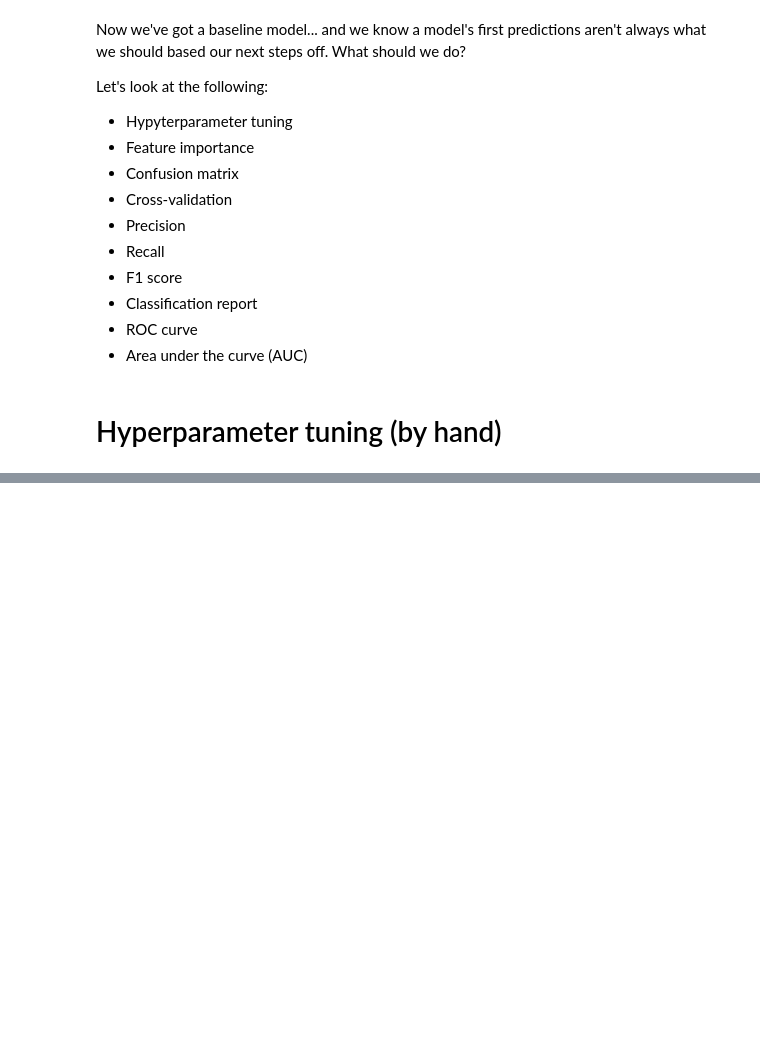
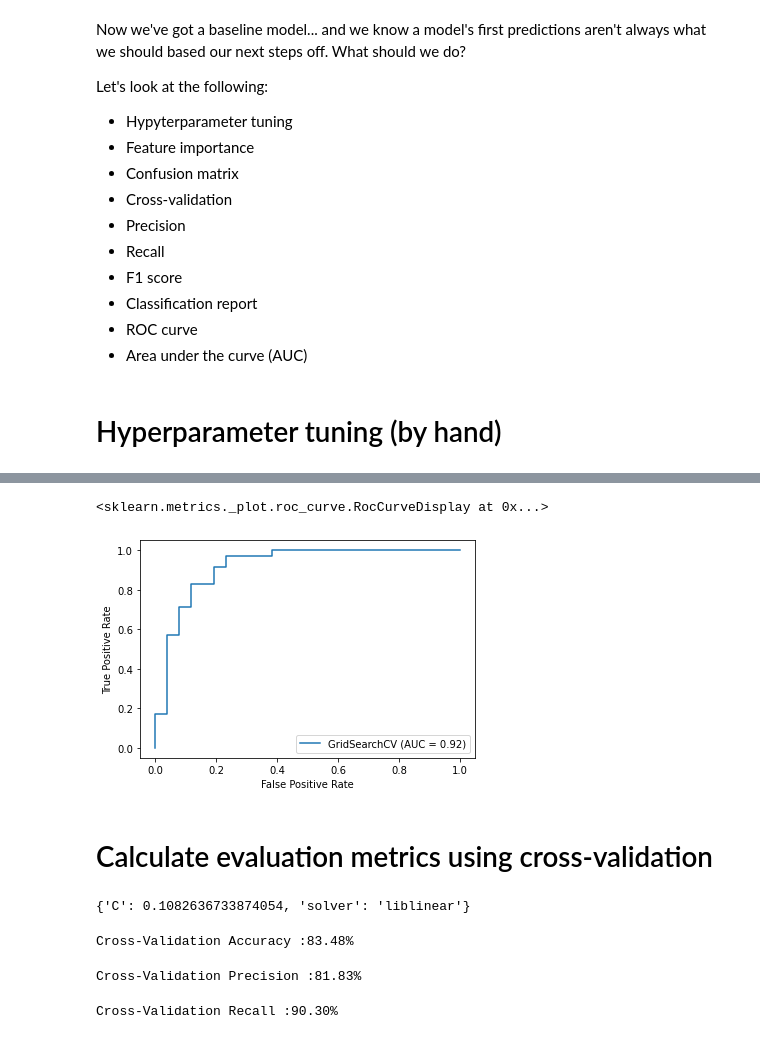
Before and after one commit to FarihaJahan23/Heart-Disease_python_ml, a Jupyter notebook: heart_disease_classification.ipynb, the cells around one changed output, grey strips where cells are left out. Drawn from its saved outputs; the diff is of its cells as text; code cells hidden in the pictures; blank space fills up the shorter version.

```diff
--- a/heart_disease_classification.ipynb
+++ b/heart_disease_classification.ipynb
@@ -517,0 +539,11 @@ Maximum KNN score on the test data: 72.13%
+# %%
+# Creating a hyperparameter grid for LogisticRegression
+lr_grid = {"C": np.logspace(-4, 4, 20),
+               "solver": ["liblinear"]}
+
+# Create a hyperparameter grid for RandomForestClassifier
+
+rf_grid = {"n_estimators": np.arange(10, 1000, 50),
+          "max_depth": [None, 3, 5, 10],
+          "min_samples_split": np.arange(2, 20, 2),
+          "min_samples_leaf": np.arange(1, 20, 2)}
@@ -517,0 +585,13 @@ Maximum KNN score on the test data: 72.13%
+# %%
+# Setup random seed
+np.random.seed(42)
+
+# Setup random hyperperameter search for RandomForestClassifier
+rf_clf = RandomizedSearchCV(RandomForestClassifier(),
+                           param_distributions= rf_grid,
+                           cv = 5,
+                           n_iter = 20,
+                           verbose = True)
+
+# Fit random hyperparameter search for RandomForestClassifier()
+rf_clf.fit(X_train, y_train)
@@ -517,0 +761,8 @@ Maximum KNN score on the test data: 72.13%
+# %%
+# Plot ROC curve and calculate AUC metric
+plot_roc_curve(gs_log_reg,X_test,y_test)
+# %% [output]
+<sklearn.metrics._plot.roc_curve.RocCurveDisplay at 0x...>
+[figure, added]
+# %% [markdown]
+# Calculate evaluation metrics using cross-validation
@@ -517,0 +771,5 @@ Maximum KNN score on the test data: 72.13%
+# %%
+# Check best hyperparameters
+gs_log_reg.best_params_
+# %% [output]
+{'C': 0.1082636733874054, 'solver': 'liblinear'}
@@ -517,0 +780,33 @@ Maximum KNN score on the test data: 72.13%
+# %%
+# Cross-validation accuracy
+
+cv_acc=cross_val_score(clf,
+               X,
+               y,
+               cv=5,
+               scoring="accuracy")
+print(f"Cross-Validation Accuracy :{np.mean(cv_acc)*100:.2f}%")
+# %% [output]
+Cross-Validation Accuracy :83.48%
+# %%
+# Cross-validation precision
+
+cv_pre=cross_val_score(clf,
+               X,
+               y,
+               cv=5,
+               scoring="precision")
+print(f"Cross-Validation Precision :{np.mean(cv_pre)*100:.2f}%")
+# %% [output]
+Cross-Validation Precision :81.83%
+# %%
+# Cross-validation recall
+
+cv_recall=cross_val_score(clf,
+               X,
+               y,
+               cv=5,
+               scoring="recall")
+print(f"Cross-Validation Recall :{np.mean(cv_recall)*100:.2f}%")
+# %% [output]
+Cross-Validation Recall :90.30%
```
Also changed, not shown: parts of 35 cells of this notebook.
